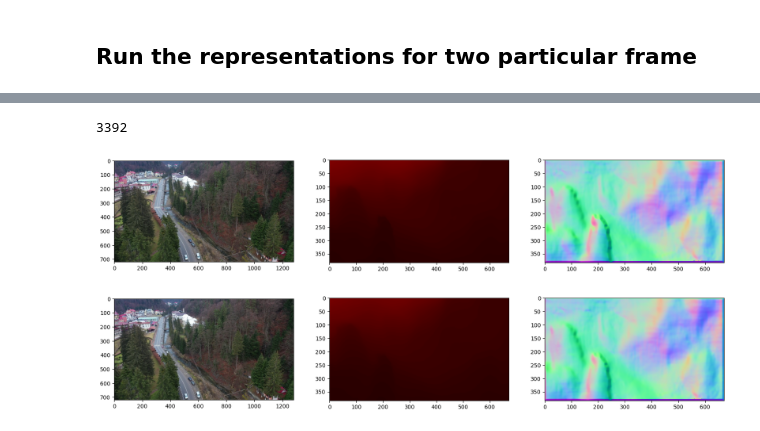
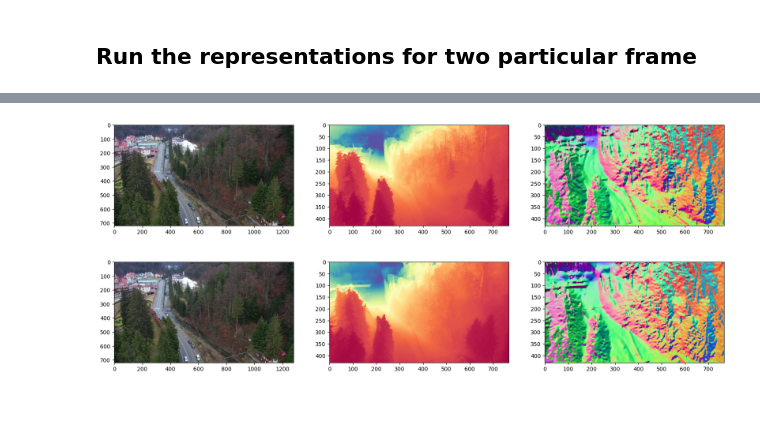
Before and after one commit to Meehai/video-representations-extractor, a Jupyter notebook: examples/notebooks/dev_representation_manual.ipynb, the cells around one changed output, grey strips where cells are left out. Saved outputs shown, nothing was run; the diff lists cells and outputs as text; code cells hidden in the pictures; blank space fills up the shorter version.

```diff
--- a/examples/notebooks/dev_representation_manual.ipynb
+++ b/examples/notebooks/dev_representation_manual.ipynb
@@ -11,13 +11,3 @@ from vre.utils import get_project_root
 
 %load_ext autoreload
 %autoreload 2
-# %%
-def dwd_video_if_needed() -> str:
-    """download the video in the resources dir if not exist and return the path"""
-    video_path = get_project_root() / "resources/testVideo.mp4"
-    if not video_path.exists():
-        video_path.parent.mkdir(exist_ok=True, parents=True)
-        gdown.download("https://drive.google.com/uc?id=158U-W-Gal6eXxYtS1ca1DAAxHvknqwAk", f"{video_path}")
-    return f"{video_path}"
-video = pims.Video(dwd_video_if_needed())
-print(video.shape, video.frame_rate)
@@ -33,21 +22,28 @@ Pixel Datatype: uint8
 """setup all representations we want to use, including one representation per device"""
 device = "cuda" if tr.cuda.is_available() else "cpu"
 all_representations_dict = yaml.safe_load(f"""
-normals_svd(depth_dpt):
-  type: normals
-  name: depth-svd
-  dependencies: [depth_dpt]
+normals_svd(depth_marigold):
+  type: normals/depth-svd
+  dependencies: [depth_marigold]
   parameters:
     sensor_fov: 75
     sensor_width: 3840
     sensor_height: 2160
     window_size: 11
-depth_dpt:
-  type: depth
-  name: dpt
+depth_marigold:
+  type: depth/marigold
   dependencies: []
-  parameters: {{}}
+  parameters:
+    variant: marigold-lcm-v1-0
+    denoising_steps: 4
+    ensemble_size: 1
+    processing_resolution: 768
   device: {device}
+# depth_dpt:
+#   type: depth/dpt
+#   dependencies: []
+#   parameters: {{}}
+#   device: {device}
 """)
 
 video = pims.Video(dwd_video_if_needed())
@@ -57,4 +53,8 @@ end_frame = start_frame + 1
 
 representations = build_representations_from_cfg(all_representations_dict)
 print(representations)
+
+representations["depth_marigold"].video = video
+representations["normals_svd(depth_marigold)"].video = video
+representations["depth_marigold"].vre_setup()
 # %% [output]
@@ -68,10 +68,7 @@ print(representations)
 ## Run the representations for two particular frame
 # %%
 # inference setup (this is done inside VRE's main loop at run() as well)
-depth, normals = representations["depth_dpt"], representations["normals_svd(depth_dpt)"]
-depth.video = video
-depth.video = video
-depth.vre_setup()
+depth, normals = representations["depth_marigold"], representations["normals_svd(depth_marigold)"]
 
 np.random.seed(43)
 start = np.random.randint(0, len(video) - 1)
@@ -82,7 +79,7 @@ slc = slice(start, start + mb)
 frames = np.array(video[slc])
 y_depth = depth.make(frames)
 y_depth_img = depth.make_images(frames, y_depth)
-y_normals = normals.make(frames, y_depth)
+y_normals = normals.make(frames, {"depth_marigold": y_depth})
 y_normals_img = normals.make_images(frames, y_normals)
 for i in range(len(frames)):
     fig, ax = plt.subplots(1, 3, figsize=(20, 10))
@@ -95,3 +92,2 @@ for i in range(len(frames)):
-3392
-[figure, old version]
+[figure, new version]
-[figure, old version]
+[figure, new version]
```
Also changed, not shown: parts of 4 cells of this notebook, 1 other file.
